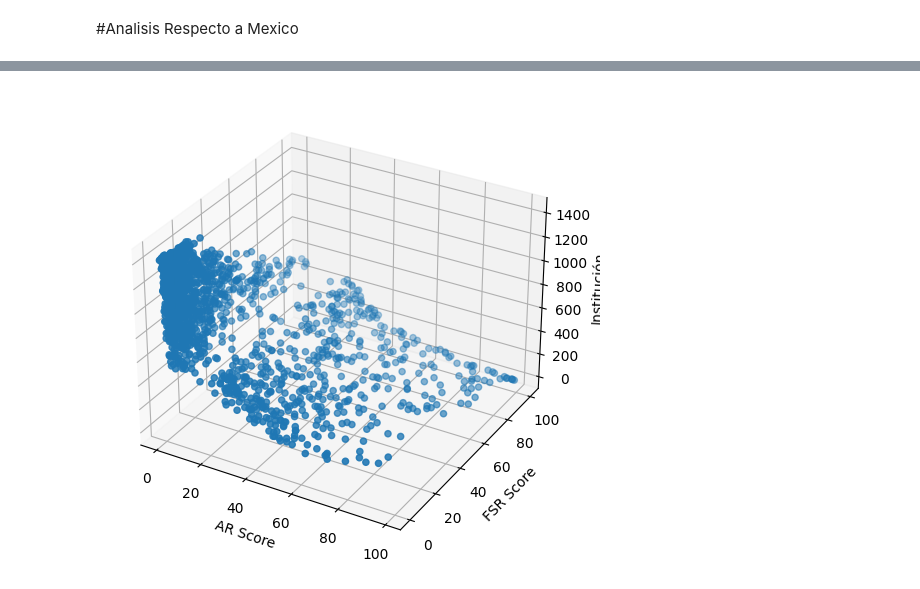
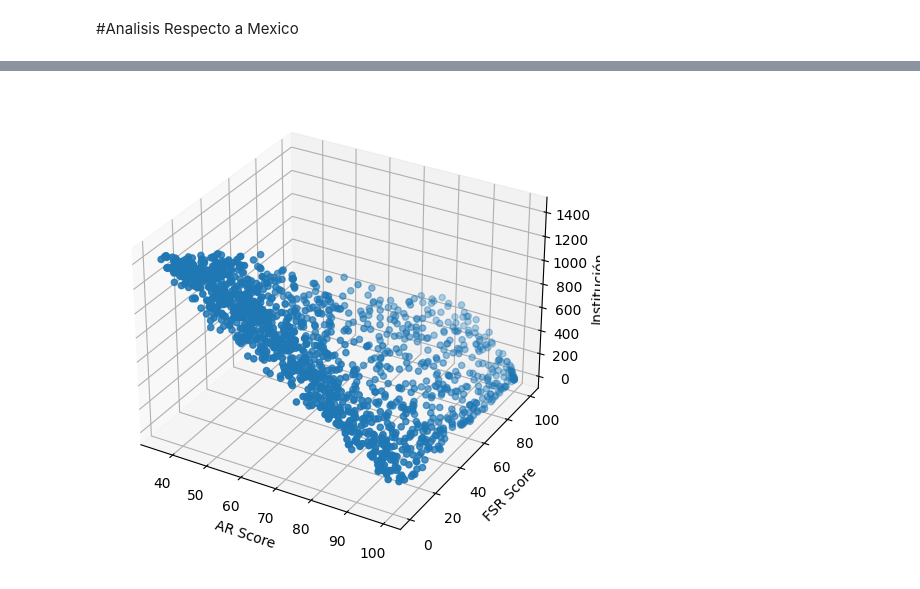
Before and after one commit to SekDak12/Proyecto-Ciencia, a Jupyter notebook: Proyecto.ipynb, the cells around one changed output, grey strips where cells are left out. Cells and saved outputs as stored; diff of their text form; code cells hidden in the pictures.

```diff
--- a/Proyecto.ipynb
+++ b/Proyecto.ipynb
@@ -257,0 +302,22 @@ sns.pairplot(dfclean, vars = ['ar score', 'er score','fsr score','cpf score','if
+# %%
+
+fig, axes = plt.subplots(nrows=3, ncols=3, figsize=(9, 5))
+axes = axes.flat
+for i, colum in enumerate(dfclean):
+    sns.histplot(
+        data     = dfclean,
+        x        = colum,
+        stat     = "count",
+        kde      = True,
+        color    = (list(plt.rcParams['axes.prop_cycle'])*2)[i]["color"],
+        line_kws = {'linewidth': 2},
+        alpha    = 0.3,
+        ax       = axes[i]
+    )
+    axes[i].set_title(colum, fontsize = 7, fontweight = "bold")
+    axes[i].tick_params(labelsize = 6)
+    axes[i].set_xlabel("")
+
+
+fig.tight_layout()
+plt.subplots_adjust(top = 0.9)
@@ -496,29 +682,29 @@ mx
 # %%
 import matplotlib.pyplot as plt
 from mpl_toolkits.mplot3d import Axes3D
 
 
 # Obtener los datos de AR Score, FSR Score e Instituciones
-ar_scores = dfclean['score scaled 2.0']
+ar_scores = dfclean['score_scaled_2.0']
 fsr_scores = dfclean['fsr score']
 instituciones = dfclean['institution']
 
 # Crear una figura 3D
 fig = plt.figure(figsize=(10, 6))
 ax = fig.add_subplot(111, projection='3d')
 
 # Agregar los puntos en el gráfico 3D
 ax.scatter(ar_scores, fsr_scores, range(len(instituciones)))
 
 # Etiquetar los ejes
 ax.set_xlabel('AR Score')
 ax.set_ylabel('FSR Score')
 ax.set_zlabel('Institución')
 
 # Mostrar el gráfico
 plt.show()
 # %% [output]
-[figure, old version]
+[figure, new version]
 # %%
 
 
```
Also changed, not shown: parts of 20 cells of this notebook.
